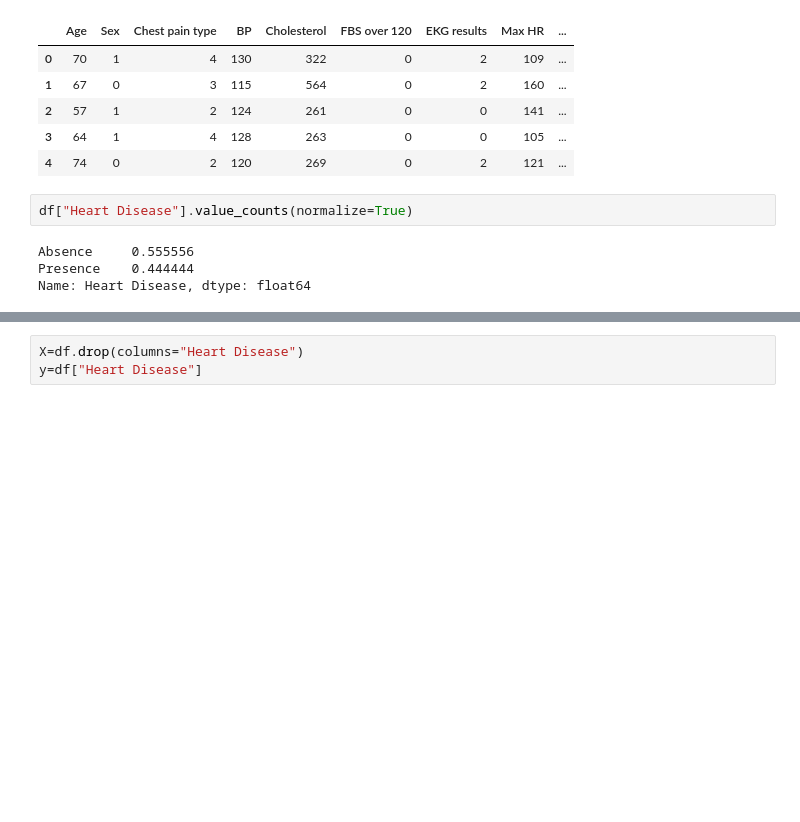
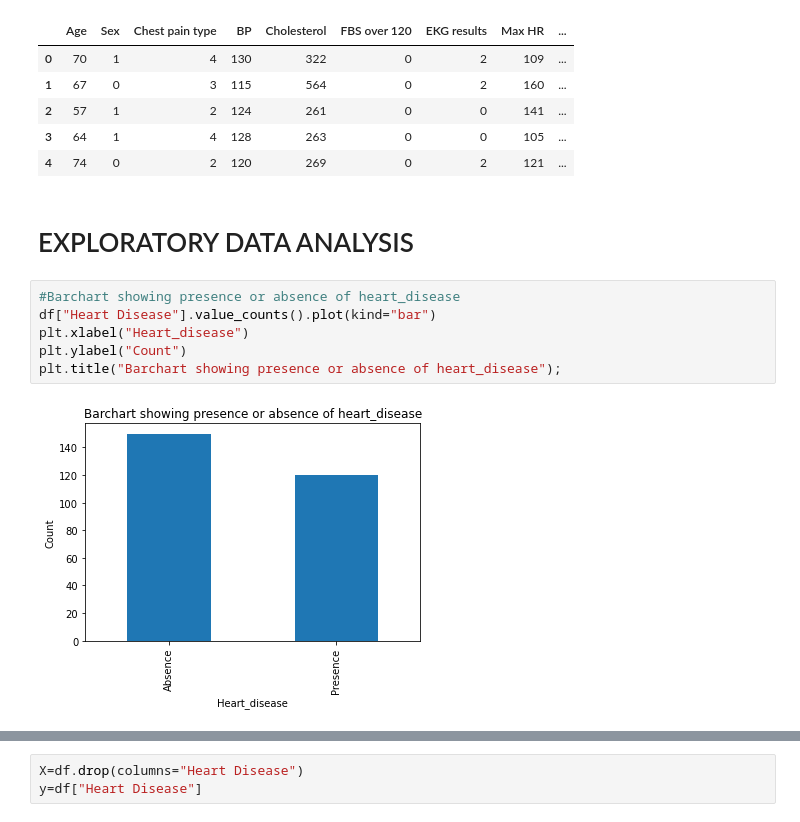
Before and after one commit to timijaycr7/Heart_disease_pred_model, a Jupyter notebook: Heart_disease pred.ipynb, the cells around one changed output, grey strips where cells are left out. Drawn from its saved outputs; the diff is of its cells as text; blank space fills up the shorter version.

```diff
--- a/Heart_disease pred.ipynb
+++ b/Heart_disease pred.ipynb
@@ -55,10 +59,14 @@ df.head()
 | 2 | 57 | 1 | 2 | 124 | 261 | 0 | 0 | 141 | ... |
 | 3 | 64 | 1 | 4 | 128 | 263 | 0 | 0 | 105 | ... |
 | 4 | 74 | 0 | 2 | 120 | 269 | 0 | 2 | 121 | ... |
+# %% [markdown]
+# EXPLORATORY DATA ANALYSIS
 # %%
-df["Heart Disease"].value_counts(normalize=True)
+#Barchart showing presence or absence of heart_disease
+df["Heart Disease"].value_counts().plot(kind="bar")
+plt.xlabel("Heart_disease")
+plt.ylabel("Count")
+plt.title("Barchart showing presence or absence of heart_disease");
 # %% [output]
-Absence     0.555556
-Presence    0.444444
-Name: Heart Disease, dtype: float64
+[figure, added]
 # %%
```
Also changed, not shown: parts of 24 cells of this notebook.
